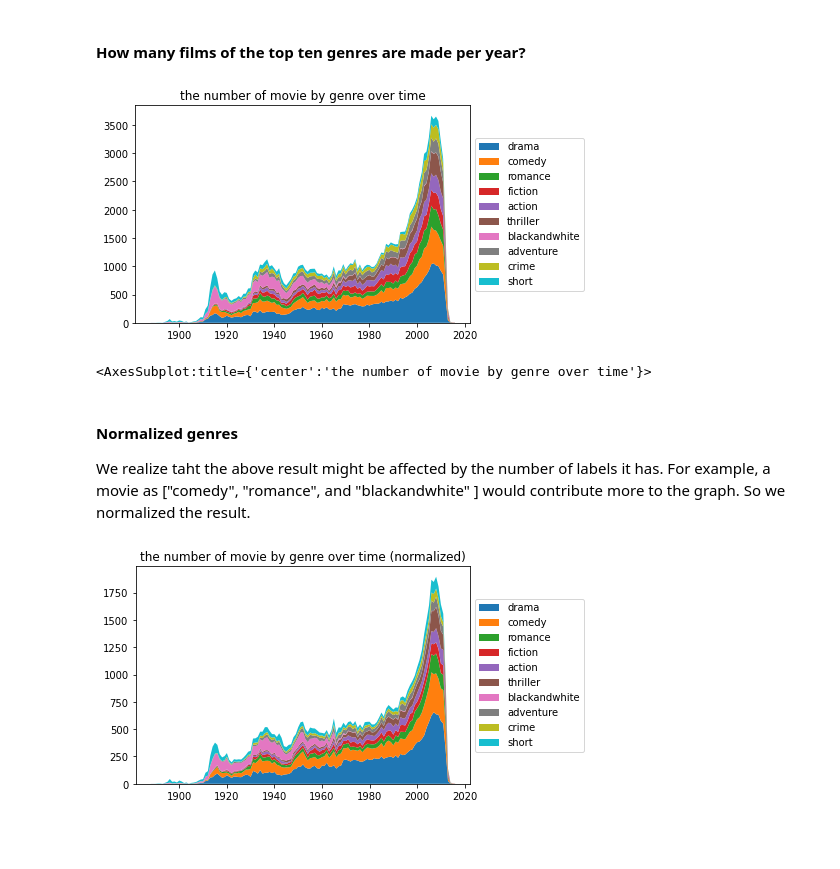
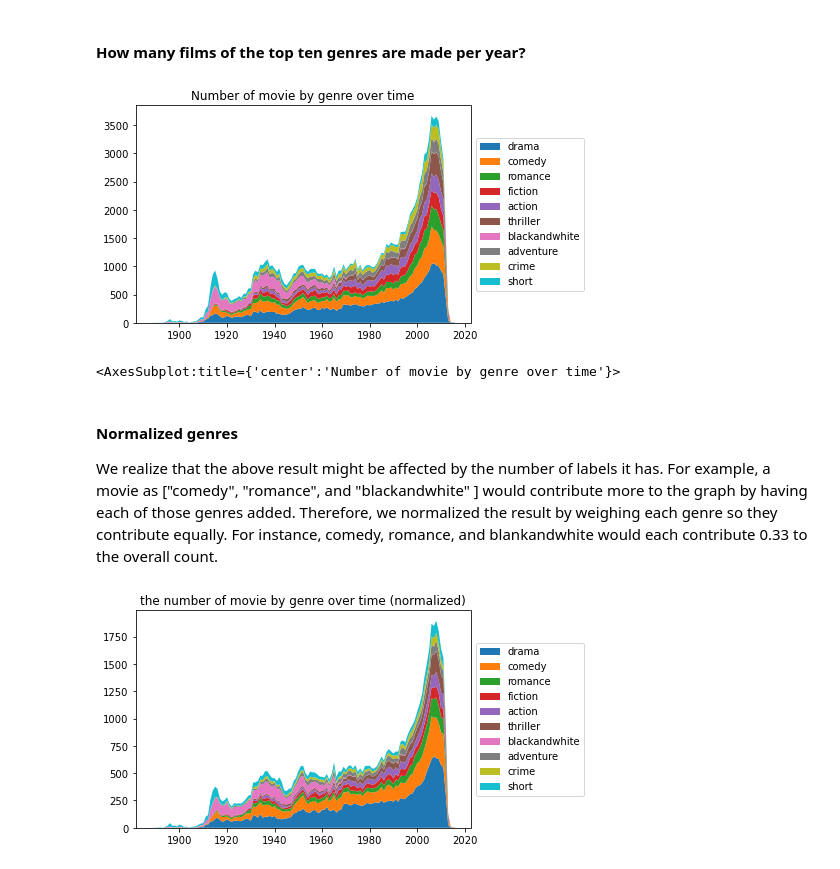
Before and after one commit to epfl-ada/ada-2022-project-adawizardry, a Jupyter notebook: main.ipynb, the cells around one changed output. Cells and saved outputs as stored; diff of their text form; code cells hidden in the pictures; blank space fills up the shorter version.

```diff
--- a/main.ipynb
+++ b/main.ipynb
@@ -19,6 +19,11 @@ class Data(Enum):
     NAME_CLUSTERS = "name.clusters.txt"
 
 def load_data(type : Data, columns, index_col = ""):
+    """
+    Loads data of type using the Data Enum, with columns, and index_col as the index if provided. The data must be in a folder named MovieSummaries.
+
+    returns: DataFrame
+    """
     return pd.read_csv(
         f'./MovieSummaries/{type.value}',
         sep="\t",
@@ -26,7 +31,7 @@ def load_data(type : Data, columns, index_col = ""):
         index_col=index_col if index_col != "" else columns[0]
     )
 
-movie_df = load_data(
+orig_movie_df = load_data(
     Data.MOVIES,
     ["wiki_id", "freebase_id", "name", "release_date", "revenue", "runtime", "languages", "countries", "genres"],
 )
@@ -215,38 +273,44 @@ The top ten genres after cleaning are ['drama', 'comedy', 'romance', 'fiction',
 # %% [markdown]
 #### How many films of the top ten genres are made per year?
 # %%
-## The following code prepares another dataframe for plotting
-stackplot_df = movie_df[['release_date', 'genre_divided']].copy()
-for genre in top_ten_list:
-    stackplot_df[genre] = 0
-
-for genre in top_ten_list:
-    stackplot_df[genre] = stackplot_df["genre_divided"].apply(lambda x: 1 if genre in x else 0)
-
-## the function for plotting, labels and df need to match
-def plot_stack_plot (df, labels, years, title):
+def plot_stack_plot(df, labels, xaxis, title):
+    """
+    Plots a stackplot.
+    """
     vstack = []
-    for genre in top_ten_list:
+    for genre in labels:
         vstack.append(list(df[genre]))
 
     vstack = np.vstack(vstack)
     fig, ax = plt.subplots()
-    ax.stackplot(years, vstack, labels= top_ten_list)
+    ax.stackplot(xaxis, vstack, labels=labels)
     ax.legend(loc='center left', bbox_to_anchor=(1, 0.5))
-
     plt.title(title)
     plt.show()
     return ax
 
+# Prepare new dataframe for plotting
+stackplot_df = movie_df[['release_date', 'genre_divided']].copy()
+top_ten_genres = top_ten_list.index
+for genre in top_ten_genres:
+    stackplot_df[genre] = 0
+
+for genre in top_ten_genres:
+    stackplot_df[genre] = stackplot_df['genre_divided'].apply(lambda x: 1 if genre in x else 0)
 
 grouped_by = stackplot_df.groupby(by='release_date').sum().reset_index()
 years = list(range(1888, 2017, 1))
-plot_stack_plot(grouped_by, top_ten_list, years, "the number of movie by genre over time")
+plot_stack_plot(
+    grouped_by,
+    top_ten_genres,
+    years,
+    'Number of movie by genre over time'
+)
 # %% [output]
-[figure, old version]
+[figure, new version]
-<AxesSubplot:title={'center':'the number of movie by genre over time'}>
+<AxesSubplot:title={'center':'Number of movie by genre over time'}>
 # %% [markdown]
 #### Normalized genres
-We realize taht the above result might be affected by the number of labels it has. For example, a movie as ["comedy", "romance", and "blackandwhite" ] would contribute more to the graph. So we normalized the result.
+We realize that the above result might be affected by the number of labels it has. For example, a movie as ["comedy", "romance", and "blackandwhite" ] would contribute more to the graph by having each of those genres added. Therefore, we normalized the result by weighing each genre so they contribute equally. For instance, comedy, romance, and blankandwhite would each contribute 0.33 to the overall count.
 # %%
 normalized_stack_df = stackplot_df.copy()
```
Also changed, not shown: parts of 28 cells of this notebook, 13 other files.
